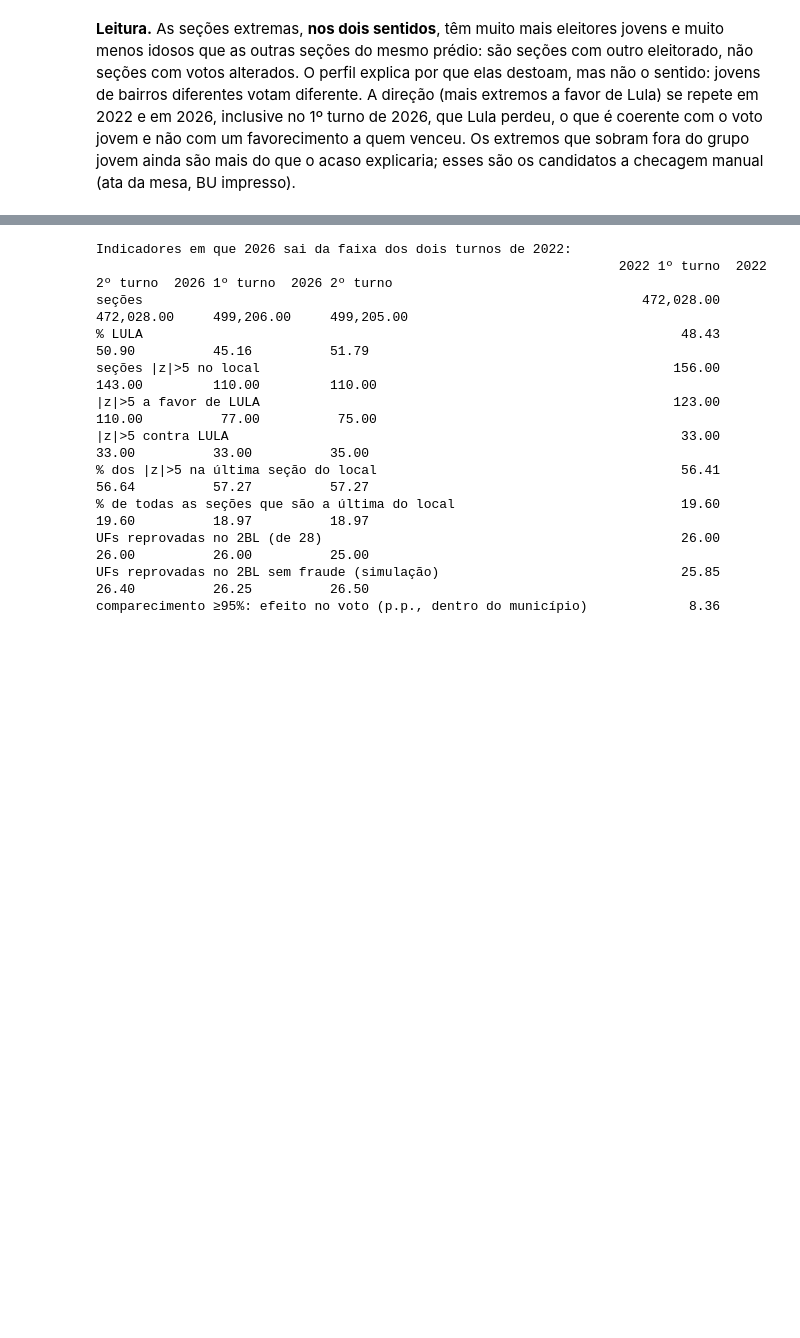
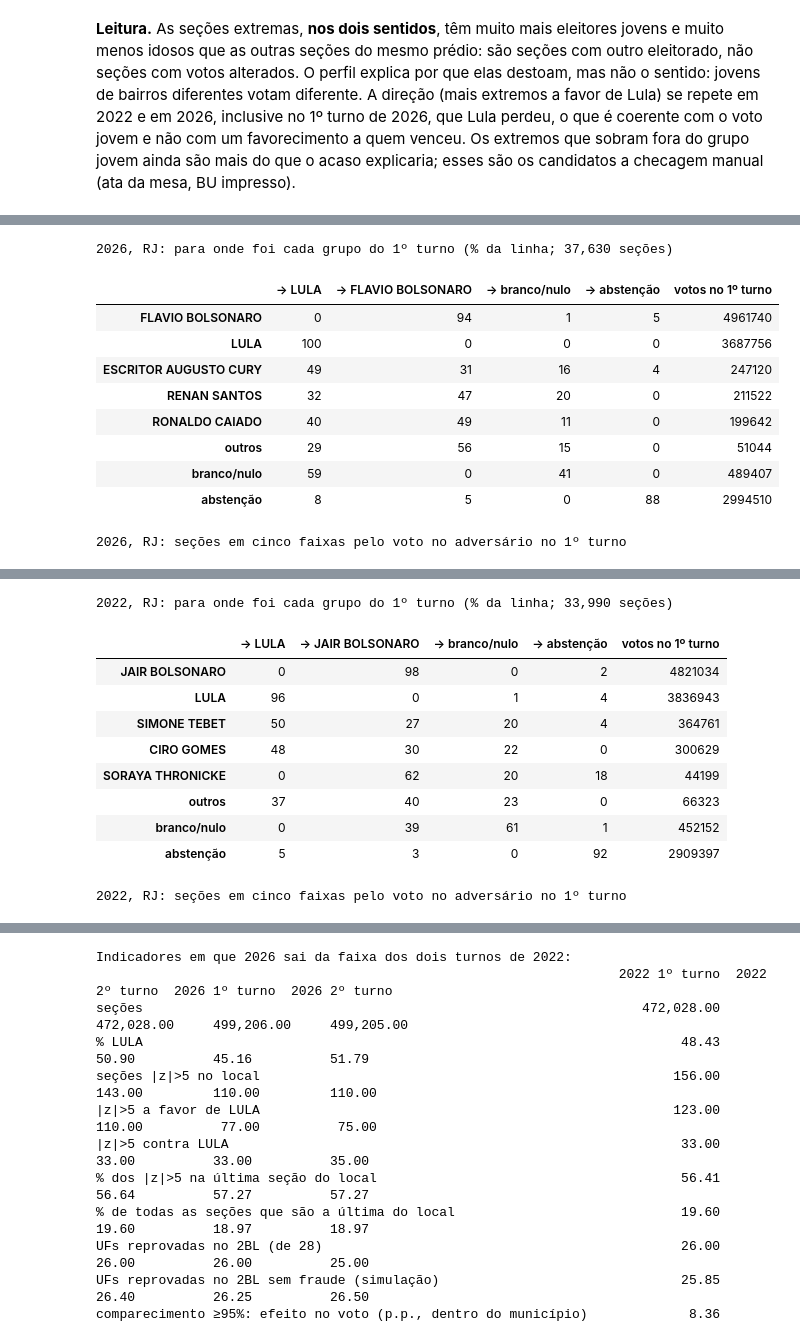
Before and after one commit to marcospflbarreto/eleicoes-2026, a Jupyter notebook: notebooks/03_comparacao_2022.ipynb, the cells around one changed output, grey strips where cells are left out. Drawn from its saved outputs; the diff is of its cells as text; code cells hidden in the pictures; blank space fills up the shorter version.

```diff
--- a/notebooks/03_comparacao_2022.ipynb
+++ b/notebooks/03_comparacao_2022.ipynb
@@ -207,0 +301,54 @@ os candidatos a checagem manual (ata da mesa, BU impresso).
+# %%
+from scipy.optimize import nnls
+
+def transferencias(t1, t2, uf):
+    adv = adversario(t2)
+    a, b = t1[t1["uf"] == uf], t2[t2["uf"] == uf]
+    top = A.candidatos(a)[:5]
+    a = a.assign(outros=a[[c for c in A.candidatos(a) if c not in top]].sum(axis=1), bn=a["BRANCO"] + a["NULO"],
+                 abst=a["qt_abstencoes"])[chave + top + ["outros", "bn", "abst", "qt_aptos"]]
+    a = a.rename(columns={c: f"{c} (1º)" for c in top})
+    b = b.assign(bn=b["BRANCO"] + b["NULO"], abst=b["qt_abstencoes"])[chave + [REF, adv, "bn", "abst", "qt_aptos"]]
+    m = a.merge(b, on=chave, suffixes=("_1", "_2"))
+    m = m[(m["qt_aptos_1"] - m["qt_aptos_2"]).abs() <= 5]  # mesmo eleitorado nos dois turnos
+    origem = [f"{c} (1º)" for c in top] + ["outros", "bn_1", "abst_1"]
+    X = m[origem].to_numpy(float)
+    destino = {f"→ {REF}": REF, f"→ {adv}": adv, "→ branco/nulo": "bn_2", "→ abstenção": "abst_2"}
+    T = pd.DataFrame({d: nnls(X, m[c].to_numpy(float))[0] for d, c in destino.items()},
+                     index=[*top, "outros", "branco/nulo", "abstenção"])
+    T = T.div(T.sum(axis=1), axis=0) * 100
+    T["votos no 1º turno"] = X.sum(axis=0).astype(int)
+    return T, m
+
+def por_faixa(t1, t2, uf):
+    adv = adversario(t2)
+    cols = [REF, adv, "votos_validos", "qt_aptos", "qt_comparecimento"]
+    m = t1.loc[t1["uf"] == uf, chave + cols].merge(t2.loc[t2["uf"] == uf, chave + cols], on=chave, suffixes=("_1", "_2"))
+    m["faixa"] = pd.qcut(m[adv + "_1"] / m["votos_validos_1"], 5, labels=[f"1 (mais {REF})", "2", "3", "4", "5 (mais adversário)"])
+    g = m.groupby("faixa", observed=True).sum(numeric_only=True)
+    return pd.DataFrame({
+        "% do adversário no 1º": g[adv + "_1"] / g["votos_validos_1"] * 100,
+        "Δ comparecimento (p.p.)": (g["qt_comparecimento_2"] / g["qt_aptos_2"] - g["qt_comparecimento_1"] / g["qt_aptos_1"]) * 100,
+        "votos do adversário (Δ%)": (g[adv + "_2"] / g[adv + "_1"] - 1) * 100,
+        f"votos de {REF} (Δ%)": (g[REF + "_2"] / g[REF + "_1"] - 1) * 100,
+    })
+
+for ano in ("2026", "2022"):
+    if f"{ano} 2º turno" not in E:
+        continue
+    t1, t2 = E[f"{ano} 1º turno"], E[f"{ano} 2º turno"]
+    T, m = transferencias(t1, t2, "RJ")
+    display(T.round(0).style.format(precision=0).set_caption(f"{ano}, RJ: para onde foi cada grupo do 1º turno (% da linha; {len(m):,} seções)"))
+    display(por_faixa(t1, t2, "RJ").round(1).style.format(precision=1).set_caption(f"{ano}, RJ: seções em cinco faixas pelo voto no adversário no 1º turno"))
+# %% [output]
+2026, RJ: para onde foi cada grupo do 1º turno (% da linha; 37,630 seções)
+|  | → LULA | → FLAVIO BOLSONARO | → branco/nulo | → abstenção | votos no 1º turno |
+| FLAVIO BOLSONARO | 0 | 94 | 1 | 5 | 4961740 |
+| LULA | 100 | 0 | 0 | 0 | 3687756 |
+| ESCRITOR AUGUSTO CURY | 49 | 31 | 16 | 4 | 247120 |
+| RENAN SANTOS | 32 | 47 | 20 | 0 | 211522 |
+| RONALDO CAIADO | 40 | 49 | 11 | 0 | 199642 |
+| outros | 29 | 56 | 15 | 0 | 51044 |
+| branco/nulo | 59 | 0 | 41 | 0 | 489407 |
+| abstenção | 8 | 5 | 0 | 88 | 2994510 |
+2026, RJ: seções em cinco faixas pelo voto no adversário no 1º turno
@@ -207,0 +362,11 @@ os candidatos a checagem manual (ata da mesa, BU impresso).
+2022, RJ: para onde foi cada grupo do 1º turno (% da linha; 33,990 seções)
+|  | → LULA | → JAIR BOLSONARO | → branco/nulo | → abstenção | votos no 1º turno |
+| JAIR BOLSONARO | 0 | 98 | 0 | 2 | 4821034 |
+| LULA | 96 | 0 | 1 | 4 | 3836943 |
+| SIMONE TEBET | 50 | 27 | 20 | 4 | 364761 |
+| CIRO GOMES | 48 | 30 | 22 | 0 | 300629 |
+| SORAYA THRONICKE | 0 | 62 | 20 | 18 | 44199 |
+| outros | 37 | 40 | 23 | 0 | 66323 |
+| branco/nulo | 0 | 39 | 61 | 1 | 452152 |
+| abstenção | 5 | 3 | 0 | 92 | 2909397 |
+2022, RJ: seções em cinco faixas pelo voto no adversário no 1º turno
```
Also changed, not shown: parts of 10 cells of this notebook, 3 other files.
